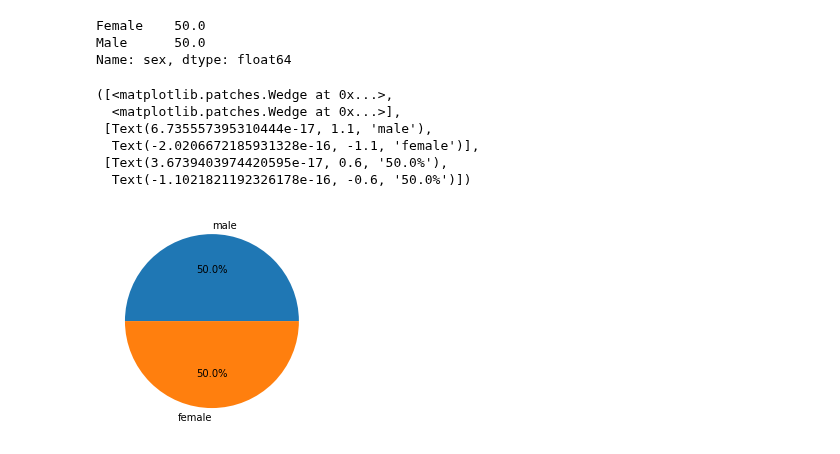
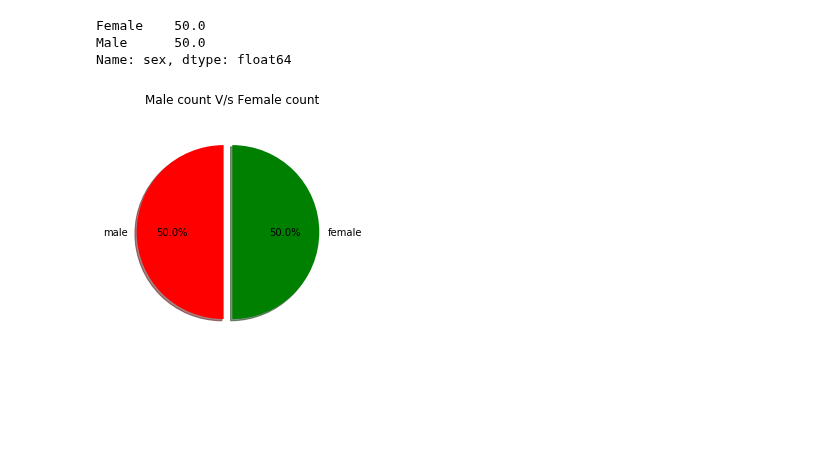
Before and after one commit to Yogendra3112/data_science, a Jupyter notebook: Pandas.ipynb, the cells around one changed output. Drawn from its saved outputs; the diff is of its cells as text; code cells hidden in the pictures; blank space fills up the shorter version.

```diff
--- a/Pandas.ipynb
+++ b/Pandas.ipynb
@@ -1208,12 +1209,8 @@ Female    50.0
 Male      50.0
 Name: sex, dtype: float64
 # %%
-plt.pyplot.pie(df['sex'].value_counts(),labels=['male','female'],autopct='%1.1f%%')
+plt.pie(df['sex'].value_counts(),labels=['male','female'],colors=['r','g'],startangle=90,shadow=True,explode=(0.1,0),autopct='%1.1f%%')
+plt.title('Male count V/s Female count\n')
+plt.show()
 # %% [output]
-([<matplotlib.patches.Wedge at 0x...>,
-  <matplotlib.patches.Wedge at 0x...>],
- [Text(6.735557395310444e-17, 1.1, 'male'),
-  Text(-2.0206672185931328e-16, -1.1, 'female')],
- [Text(3.6739403974420595e-17, 0.6, '50.0%'),
-  Text(-1.1021821192326178e-16, -0.6, '50.0%')])
-[figure, old version]
+[figure, new version]
```
Also changed, not shown: parts of 8 cells of this notebook.
